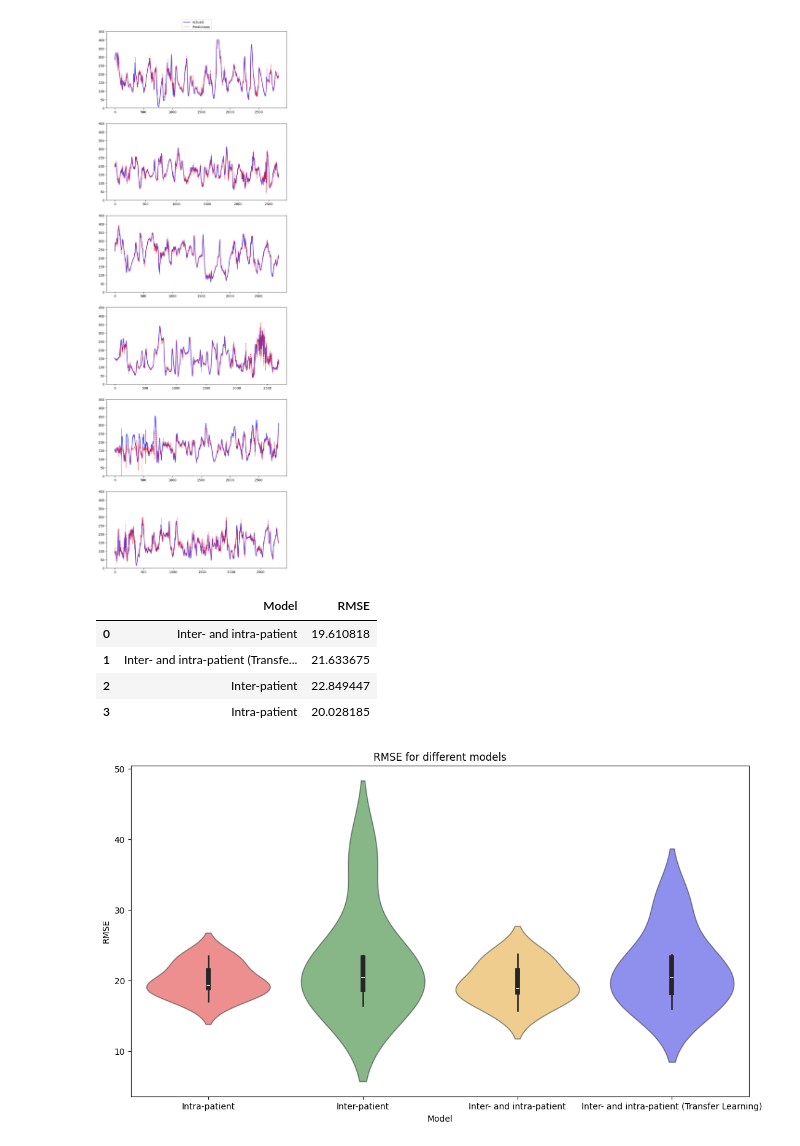
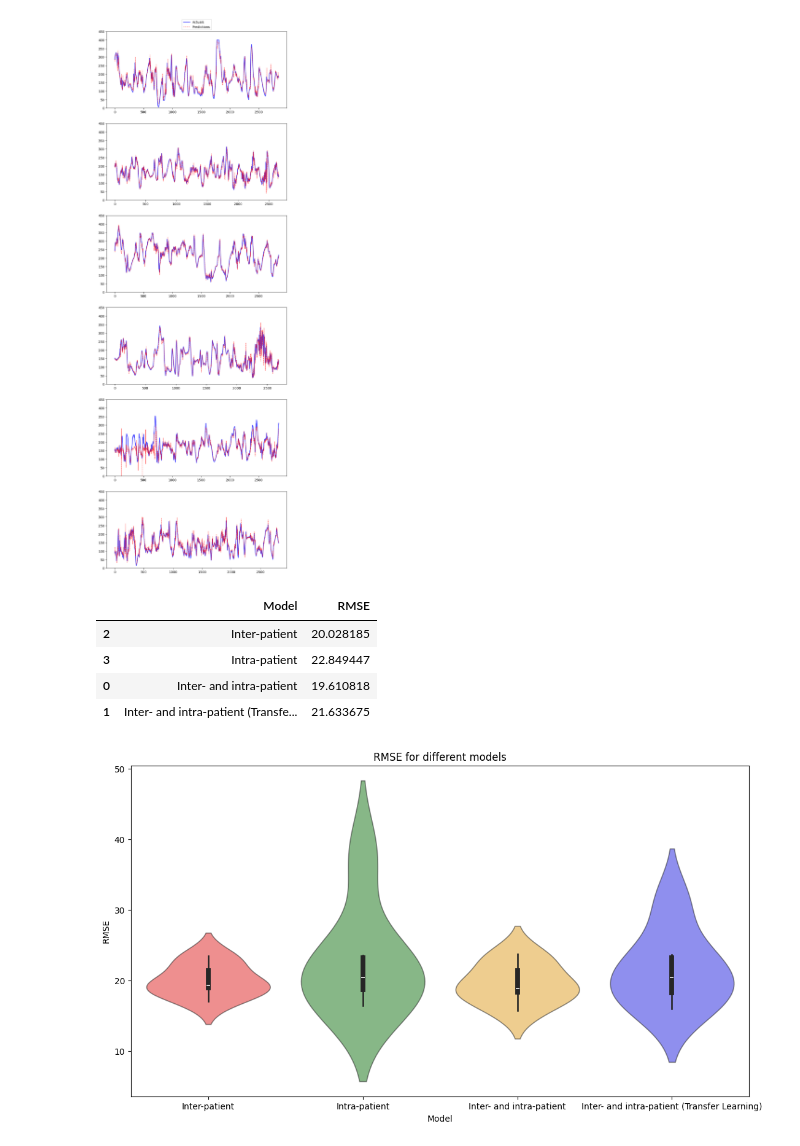
Before and after one commit to knutjstr/ProgrammingTask, a Jupyter notebook: Report_forecast_30min.ipynb, the cells around one changed output. Cells and saved outputs as stored; diff of their text form; code cells hidden in the pictures.

Commit message:
Updated the forecast reports

```diff
--- a/Report_forecast_30min.ipynb
+++ b/Report_forecast_30min.ipynb
@@ -172,7 +41,0 @@ Use data from all patients. Similates a model where there are no person ...
-# %%
-# Train one model from all data from all participants except test participant
-
-for participant in participants:
-    train_participants = [p for p in participants if p != participant]
-    model_path = os.path.join('models', 'intra-patient', str(forecast_steps), f'best_model_{participant}.pth')
-    train_model_for_programming_task(train_participants, scaler, model_path, forecast_steps)
@@ -203,7 +41,0 @@ Use data from only the patient.
-# %%
-# Train one model per participant from only data from that participant
-
-for participant in participants:
-    train_participants = [participant]
-    model_path = os.path.join('models', 'inter-patient', str(forecast_steps), f'best_model_{participant}.pth')
-    train_model_for_programming_task(train_participants, scaler, model_path, forecast_steps)
@@ -230,5 +41,0 @@ Early stopping triggered!
-# %%
-for participant in participants:
-    train_participants = participants
-    model_path = os.path.join('models', 'inter_and_intra-patient', str(forecast_steps), f'best_model_{participant}.pth')
-    train_model_for_programming_task(train_participants, scaler, model_path, forecast_steps)
@@ -256,8 +41,0 @@ First pretrained on data from all patients. Then trained on data for the specifi
-# %%
-# First pretrained on data from all patients. Then trained on data for the specific patient
-
-for participant in participants:
-    train_participants = [participant]
-    pretrained_model_path = os.path.join('models', 'intra-patient', str(forecast_steps), f'best_model_{participant}.pth')
-    model_path = os.path.join('models', 'inter_and_intra-patient_trans', str(forecast_steps), f'best_model_{participant}.pth')
-    train_model_for_programming_task(train_participants, scaler, model_path, forecast_steps, pretrained_model_path)
@@ -486,27 +245,30 @@ Root Mean Square Error (RMSE): 22.1119
 [figure]
 # %%
 # Concatenate the dataframes
-rmse_df = pd.concat([rmse_df_intra.assign(Model='Intra-patient'),
-                     rmse_df_inter.assign(Model='Inter-patient'),
+rmse_df = pd.concat([rmse_df_inter.assign(Model='Inter-patient'),
+                     rmse_df_intra.assign(Model='Intra-patient'),
                      rmse_df_inter_and_intra_patient.assign(Model='Inter- and intra-patient'),
                      rmse_df_inter_and_intra_patient_trans.assign(Model='Inter- and intra-patient (Transfer Learning)')])
 
 # Define a color palette
-colors = {'Intra-patient': 'red', 'Inter-patient': 'green', 'Inter- and intra-patient': 'orange', 'Inter- and intra-patient (Transfer Learning)': 'blue'}
+colors = {'Inter-patient': 'red', 'Intra-patient': 'green', 'Inter- and intra-patient': 'orange', 'Inter- and intra-patient (Transfer Learning)': 'blue'}
 
 # Calculate the average RMSE per model
 avg_rmse_df = rmse_df.groupby('Model')['RMSE'].mean().reset_index()
+model_order = ['Inter-patient', 'Intra-patient', 'Inter- and intra-patient', 'Inter- and intra-patient (Transfer Learning)']
+avg_rmse_df['Model'] = pd.Categorical(avg_rmse_df['Model'], categories=model_order, ordered=True)
+avg_rmse_df = avg_rmse_df.sort_values('Model')
 display(avg_rmse_df)
 
 # Plot the violin plot
 plt.figure(figsize=(13, 7))
 sns.violinplot(x='Model', y='RMSE', data=rmse_df, palette=colors, alpha=0.5)
 plt.title('RMSE for different models')
 plt.show()
 # %% [output]
 |  | Model | RMSE |
+| 2 | Inter-patient | 20.028185 |
+| 3 | Intra-patient | 22.849447 |
 | 0 | Inter- and intra-patient | 19.610818 |
 | 1 | Inter- and intra-patient (Transfe... | 21.633675 |
-| 2 | Inter-patient | 22.849447 |
-| 3 | Intra-patient | 20.028185 |
 [figure]
```
Also changed, not shown: parts of 40 cells of this notebook, 2 other files.
